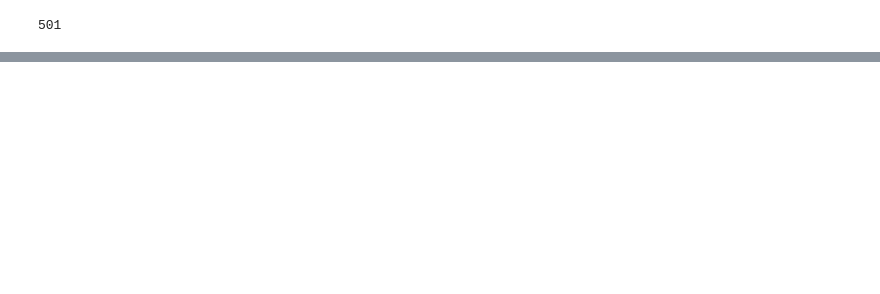
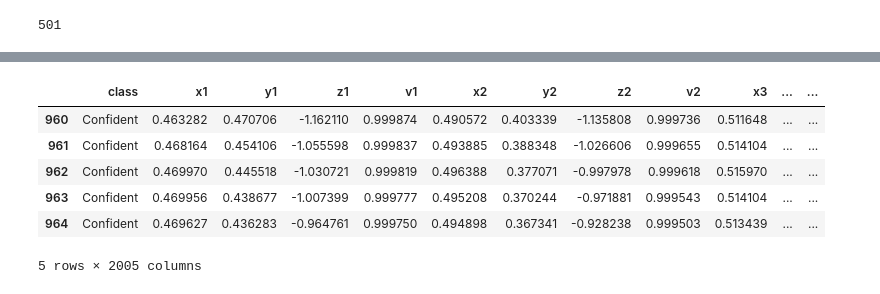
Before and after one commit to shrutiiiiin/BodyEmotion--Detection-MediaPie, a Jupyter notebook: AI_emotion_detection.ipynb, the cells around one changed output, grey strips where cells are left out. Drawn from its saved outputs; the diff is of its cells as text; code cells hidden in the pictures; blank space fills up the shorter version.

```diff
--- a/AI_emotion_detection.ipynb
+++ b/AI_emotion_detection.ipynb
@@ -158,0 +182,10 @@ cv2.destroyAllWindows()
+# %%
+df.tail()
+# %% [output]
+|  | class | x1 | y1 | z1 | v1 | x2 | y2 | z2 | v2 | x3 | ... | ... |
+| 960 | Confident | 0.463282 | 0.470706 | -1.162110 | 0.999874 | 0.490572 | 0.403339 | -1.135808 | 0.999736 | 0.511648 | ... | ... |
+| 961 | Confident | 0.468164 | 0.454106 | -1.055598 | 0.999837 | 0.493885 | 0.388348 | -1.026606 | 0.999655 | 0.514104 | ... | ... |
+| 962 | Confident | 0.469970 | 0.445518 | -1.030721 | 0.999819 | 0.496388 | 0.377071 | -0.997978 | 0.999618 | 0.515970 | ... | ... |
+| 963 | Confident | 0.469956 | 0.438677 | -1.007399 | 0.999777 | 0.495208 | 0.370244 | -0.971881 | 0.999543 | 0.514104 | ... | ... |
+| 964 | Confident | 0.469627 | 0.436283 | -0.964761 | 0.999750 | 0.494898 | 0.367341 | -0.928238 | 0.999503 | 0.513439 | ... | ... |
+5 rows × 2005 columns
```
Also changed, not shown: parts of 22 cells of this notebook.
